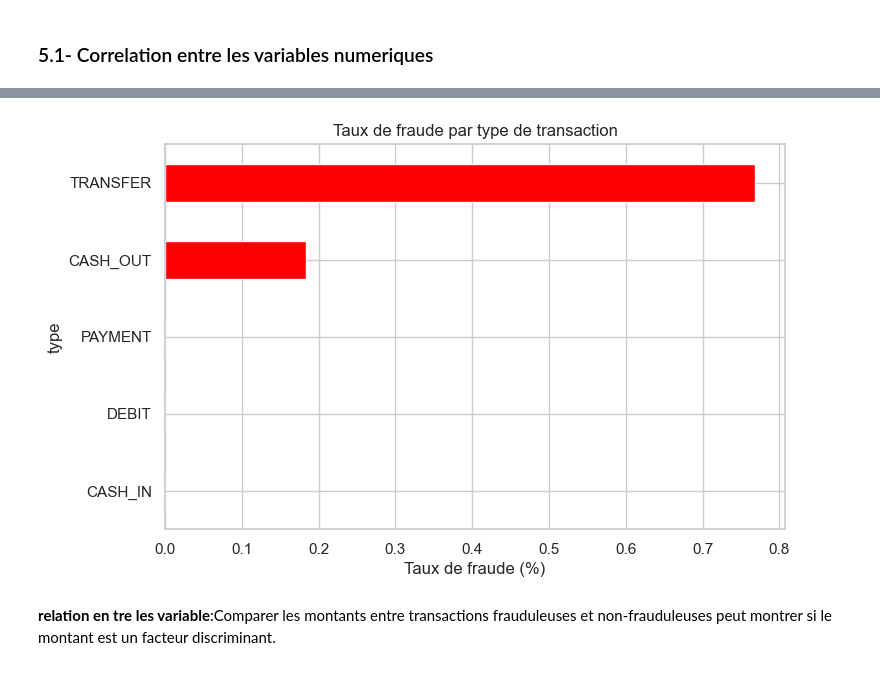
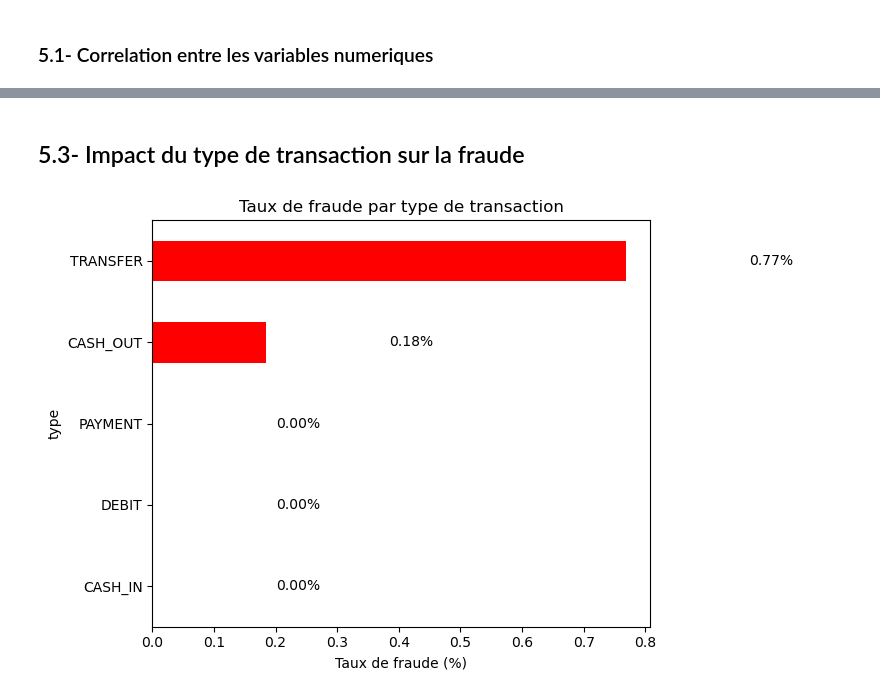
Before and after one commit to NGAMBOUcollab/detection_fraude_bancaire, a Jupyter notebook: src/01_exploration_donnees.ipynb, the cells around one changed output, grey strips where cells are left out. Saved outputs shown, nothing was run; the diff lists cells and outputs as text; code cells hidden in the pictures.

Commit message:
Mise à jour du rapport avec aperçu général des données et analyse des variables principales

```diff
--- a/src/01_exploration_donnees.ipynb
+++ b/src/01_exploration_donnees.ipynb
@@ -222,12 +241,19 @@ plt.show()
+# %% [markdown]
+## 5.3- Impact du type de transaction sur la fraude
 # %%
-# Analyse de la fraude par type de transaction
 fraud_by_type = df.groupby('type')['isFraud'].mean() * 100
-plt.figure(figsize=(8,5))
-fraud_by_type.sort_values().plot(kind='barh', color='red')
+fraud_by_type_sorted = fraud_by_type.sort_values()
+
+plt.figure(figsize=(8, 5))
+bars = fraud_by_type_sorted.plot(kind='barh', color='red')
 plt.title("Taux de fraude par type de transaction")
 plt.xlabel("Taux de fraude (%)")
+
+# Ajout des étiquettes sur chaque barre
+for i, v in enumerate(fraud_by_type_sorted):
+    plt.text(v + 0.2, i, f"{v:.2f}%", va='center')
+
+plt.tight_layout()
 plt.show()
 # %% [output]
-[figure, old version]
+[figure, new version]
-# %% [markdown]
-**relation en tre les variable**:Comparer les montants entre transactions frauduleuses et non-frauduleuses peut montrer si le montant est un facteur discriminant.
```
Also changed, not shown: parts of 26 cells of this notebook, 5 other files.
